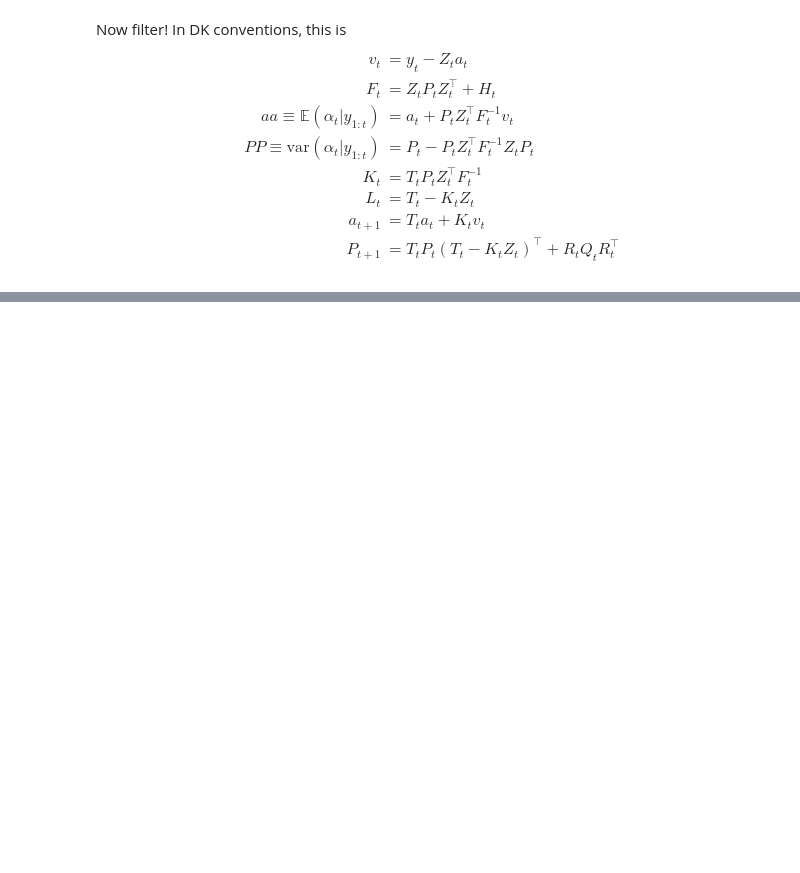
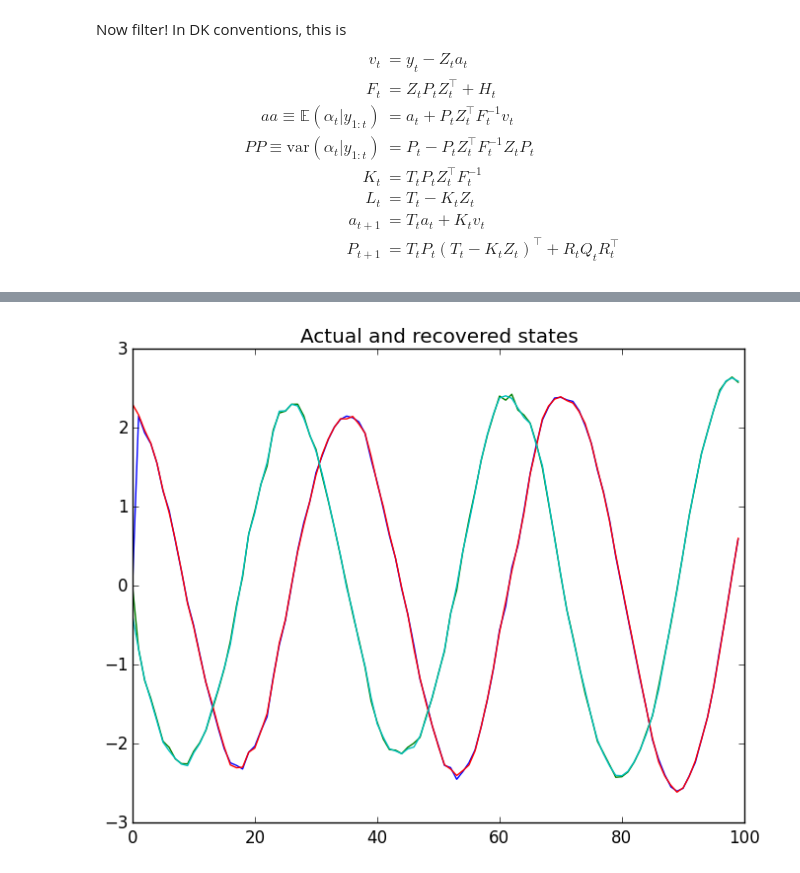
Before and after one commit to jmxpearson/laf, a Jupyter notebook: julia_kalman_integration_test.ipynb, the cells around one changed output, grey strips where cells are left out. Cells and saved outputs as stored; diff of their text form; code cells hidden in the pictures; blank space fills up the shorter version.

```diff
--- a/julia_kalman_integration_test.ipynb
+++ b/julia_kalman_integration_test.ipynb
@@ -123,0 +157,10 @@ end
+# %%
+r = Array(Float64, Nm, Nt)
+ahat = Array(Float64, Nm, Nt)
+N = Array(Float64, Nm, Nm, Nt)
+V = Array(Float64, Nm, Nm, Nt)
+
+ahat[:, 1] = a_init
+V[:, :, 1] = P_init
+r[:, end] = 0
+N[:, :, end] = 0;
@@ -123,0 +185,6 @@ end
+# %%
+plot(ahat')
+plot(α')
+title("Actual and recovered states");
+# %% [output]
+[figure, added]
```
Also changed, not shown: parts of 17 cells of this notebook.
